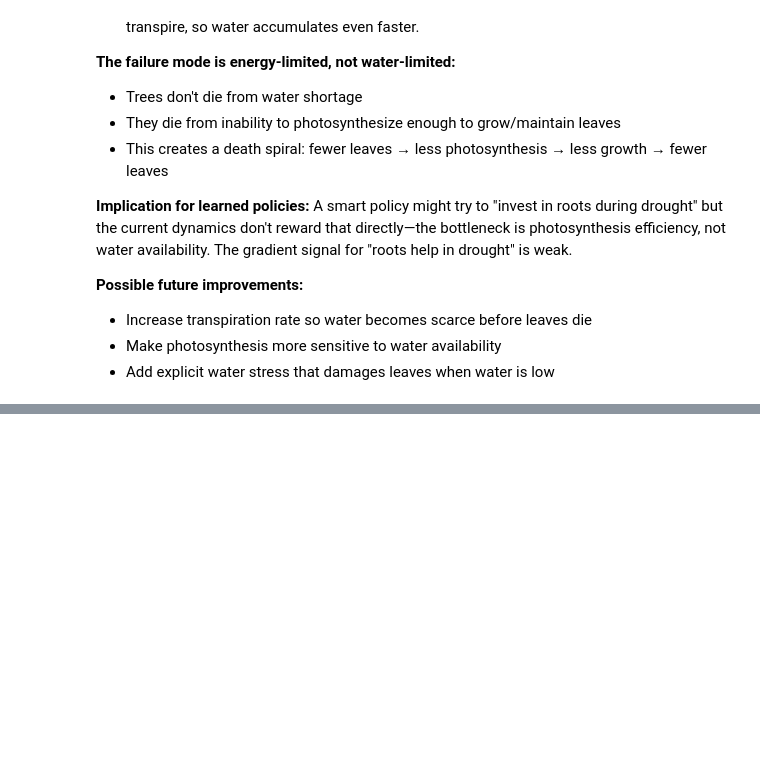
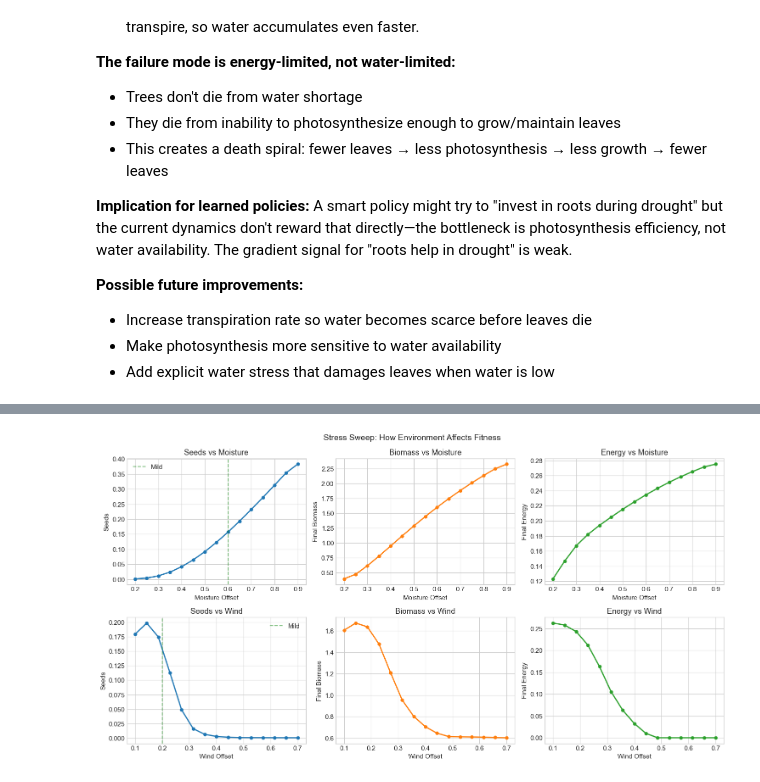
Before and after one commit to ndouglas/arborhedron, a Jupyter notebook: notebooks/02_rollout_baseline.ipynb, the cells around one changed output, grey strips where cells are left out. Cells and saved outputs as stored; diff of their text form; code cells hidden in the pictures; blank space fills up the shorter version.

```diff
--- a/notebooks/02_rollout_baseline.ipynb
+++ b/notebooks/02_rollout_baseline.ipynb
@@ -429,0 +521,44 @@ This notebook demonstrated:
+# %%
+fig, axes = plt.subplots(2, 3, figsize=(15, 8))
+
+# Moisture sweep - top row
+axes[0, 0].plot(moisture_results['moisture'], moisture_results['seeds'], 'o-', linewidth=2, markersize=5)
+axes[0, 0].set_xlabel('Moisture Offset')
+axes[0, 0].set_ylabel('Seeds')
+axes[0, 0].set_title('Seeds vs Moisture')
+axes[0, 0].axvline(x=0.6, color='green', linestyle='--', alpha=0.5, label='Mild')
+axes[0, 0].legend()
+
+axes[0, 1].plot(moisture_results['moisture'], moisture_results['biomass'], 'o-', linewidth=2, markersize=5, color='tab:orange')
+axes[0, 1].set_xlabel('Moisture Offset')
+axes[0, 1].set_ylabel('Final Biomass')
+axes[0, 1].set_title('Biomass vs Moisture')
+
+axes[0, 2].plot(moisture_results['moisture'], moisture_results['energy'], 'o-', linewidth=2, markersize=5, color='tab:green')
+axes[0, 2].set_xlabel('Moisture Offset')
+axes[0, 2].set_ylabel('Final Energy')
+axes[0, 2].set_title('Energy vs Moisture')
+
+# Wind sweep - bottom row
+axes[1, 0].plot(wind_results['wind'], wind_results['seeds'], 'o-', linewidth=2, markersize=5)
+axes[1, 0].set_xlabel('Wind Offset')
+axes[1, 0].set_ylabel('Seeds')
+axes[1, 0].set_title('Seeds vs Wind')
+axes[1, 0].axvline(x=0.2, color='green', linestyle='--', alpha=0.5, label='Mild')
+axes[1, 0].legend()
+
+axes[1, 1].plot(wind_results['wind'], wind_results['biomass'], 'o-', linewidth=2, markersize=5, color='tab:orange')
+axes[1, 1].set_xlabel('Wind Offset')
+axes[1, 1].set_ylabel('Final Biomass')
+axes[1, 1].set_title('Biomass vs Wind')
+
+axes[1, 2].plot(wind_results['wind'], wind_results['energy'], 'o-', linewidth=2, markersize=5, color='tab:green')
+axes[1, 2].set_xlabel('Wind Offset')
+axes[1, 2].set_ylabel('Final Energy')
+axes[1, 2].set_title('Energy vs Wind')
+
+plt.suptitle('Stress Sweep: How Environment Affects Fitness', fontsize=14)
+plt.tight_layout()
+plt.show()
+# %% [output]
+[figure, added]
```
Also changed, not shown: parts of 15 cells of this notebook, 4 other files.
